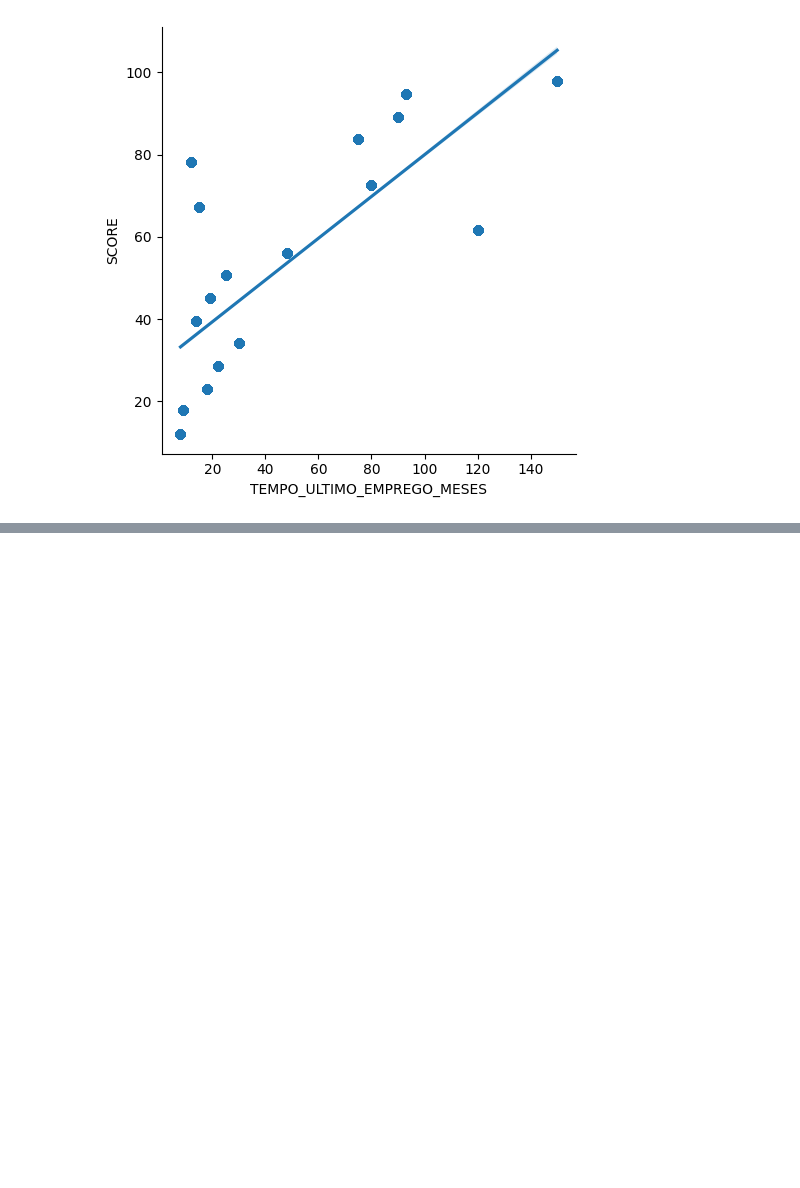
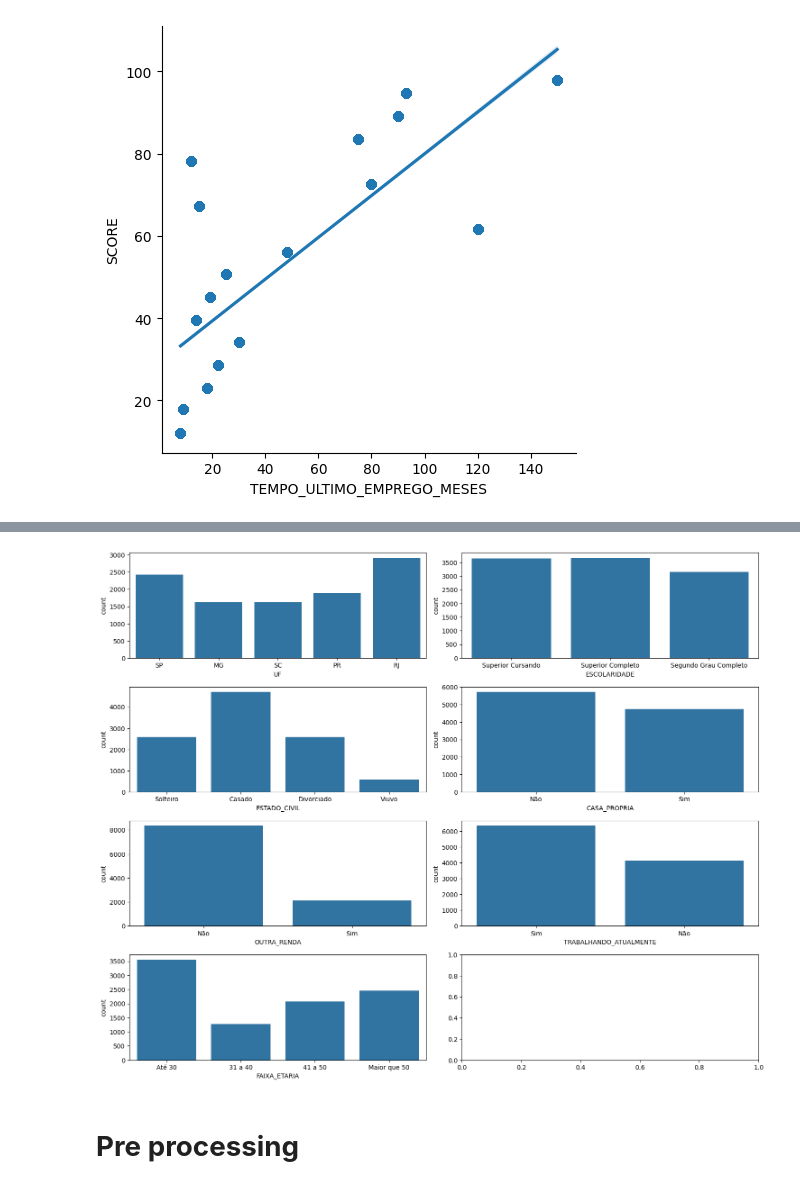
Before and after one commit to PedrolyraC/Credit-Scoring, a Jupyter notebook: credit_scoring_project.ipynb, the cells around one changed output, grey strips where cells are left out. Saved outputs shown, nothing was run; the diff lists cells and outputs as text; code cells hidden in the pictures; blank space fills up the shorter version.

```diff
--- a/credit_scoring_project.ipynb
+++ b/credit_scoring_project.ipynb
@@ -268,0 +275,6 @@ sns.lmplot(x='TEMPO_ULTIMO_EMPREGO_MESES', y='SCORE', data=df)
+# %%
+age_bins = [0, 30, 40, 50, 60]
+age_category = ['Até 30', '31 a 40', '41 a 50', 'Maior que 50']
+
+df['FAIXA_ETARIA'] = pd.cut(df['IDADE'], age_bins, labels=age_category)
+df['FAIXA_ETARIA'].value_counts()
@@ -268,0 +299,7 @@ sns.lmplot(x='TEMPO_ULTIMO_EMPREGO_MESES', y='SCORE', data=df)
+# %%
+categorical_variables = []
+
+for i in df.columns[0:48].tolist():
+    if df.dtypes[i] == 'object' or df.dtypes[i] == 'category':
+        print(i, ':', df.dtypes[i])
+        categorical_variables.append(i)
@@ -268,0 +314,21 @@ sns.lmplot(x='TEMPO_ULTIMO_EMPREGO_MESES', y='SCORE', data=df)
+# %%
+plt.rcParams['figure.figsize'] = [15.00, 12.00]
+plt.rcParams['figure.autolayout'] = True
+
+f, axes = plt.subplots(4, 2)
+
+row = 0
+column = 0
+
+for i in categorical_variables:
+    sns.countplot(data = df, x=i, ax=axes[row][column])
+    column += 1
+    if column == 2:
+        row += 1
+        column = 0
+
+plt.show()
+# %% [output]
+[figure, added]
+# %% [markdown]
+# **Pre processing**
```
Also changed, not shown: parts of 16 cells of this notebook.
